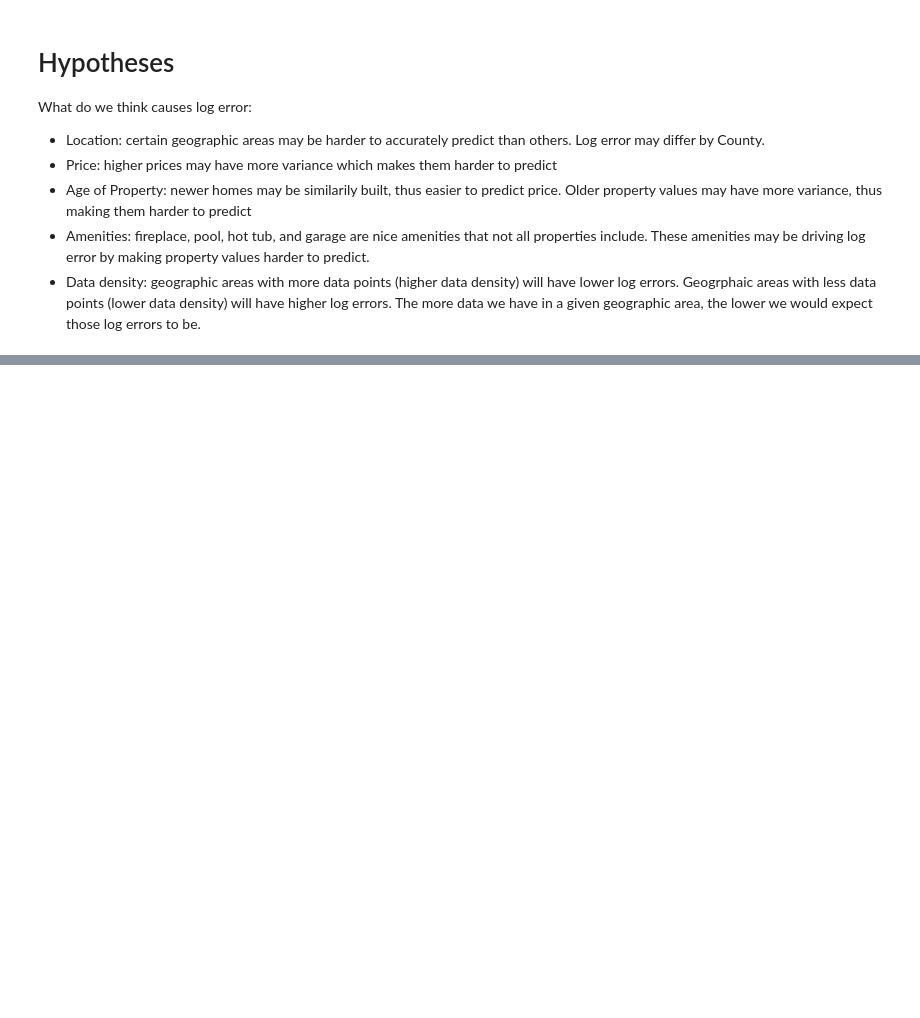
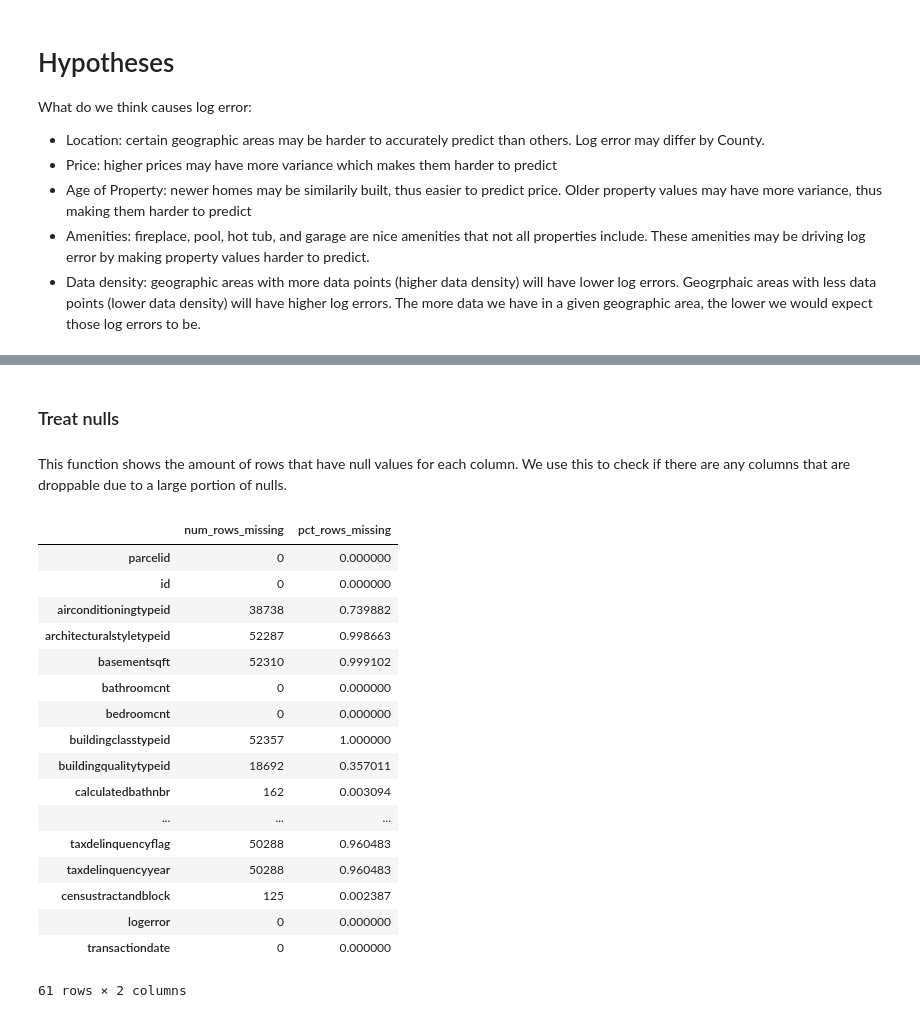
Before and after one commit to PeopleAgainstBroccoli/zillow_cluster, a Jupyter notebook: working_notebook.ipynb, the cells around one changed output, grey strips where cells are left out. Cells and saved outputs as stored; diff of their text form; code cells hidden in the pictures; blank space fills up the shorter version.

```diff
--- a/working_notebook.ipynb
+++ b/working_notebook.ipynb
@@ -22,0 +77,25 @@ What do we think causes log error:
+# %% [markdown]
+### Treat nulls
+# %% [markdown]
+This function shows the amount of rows that have null values for each column. We use this to check if there are any columns that are droppable due to a large portion of nulls.
+# %%
+prep.nulls_by_col(data)
+# %% [output]
+|  | num_rows_missing | pct_rows_missing |
+| parcelid | 0 | 0.000000 |
+| id | 0 | 0.000000 |
+| airconditioningtypeid | 38738 | 0.739882 |
+| architecturalstyletypeid | 52287 | 0.998663 |
+| basementsqft | 52310 | 0.999102 |
+| bathroomcnt | 0 | 0.000000 |
+| bedroomcnt | 0 | 0.000000 |
+| buildingclasstypeid | 52357 | 1.000000 |
+| buildingqualitytypeid | 18692 | 0.357011 |
+| calculatedbathnbr | 162 | 0.003094 |
+| ... | ... | ... |
+| taxdelinquencyflag | 50288 | 0.960483 |
+| taxdelinquencyyear | 50288 | 0.960483 |
+| censustractandblock | 125 | 0.002387 |
+| logerror | 0 | 0.000000 |
+| transactiondate | 0 | 0.000000 |
+61 rows × 2 columns
```
Also changed, not shown: parts of 18 cells of this notebook.
